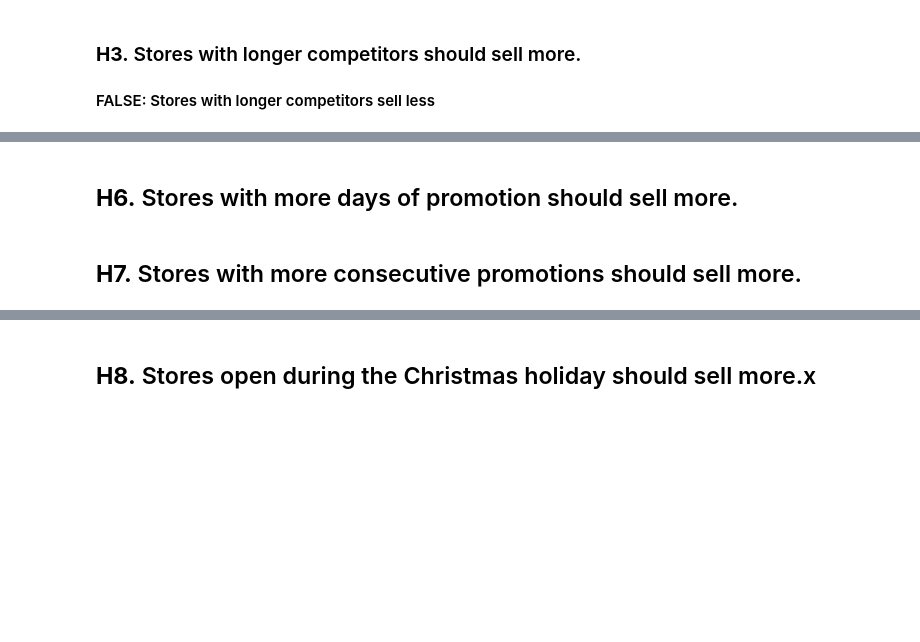
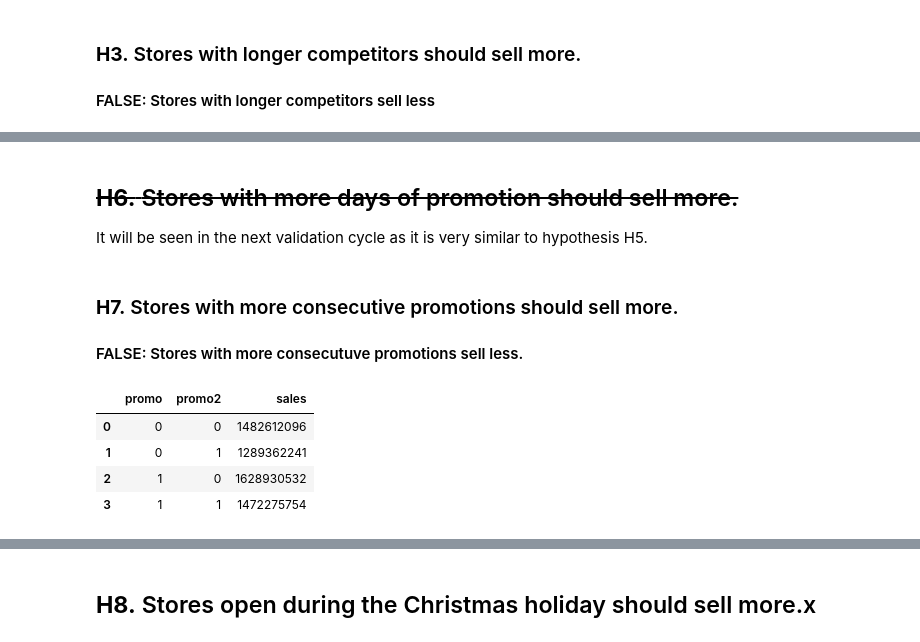
Before and after one commit to luanjesus/rossmann_store_sales_prediction, a Jupyter notebook: exploratory_data_analysis.ipynb, the cells around one changed output, grey strips where cells are left out. Saved outputs shown, nothing was run; the diff lists cells and outputs as text; code cells hidden in the pictures; blank space fills up the shorter version.

```diff
--- a/exploratory_data_analysis.ipynb
+++ b/exploratory_data_analysis.ipynb
@@ -621,4 +657,16 @@ sns.heatmap(aux1.corr(method='pearson'), annot=True);
 # %% [markdown]
-## **H6.** Stores with more days of promotion should sell more.
+## <s>**H6.** Stores with more days of promotion should sell more.</s>
+
+It will be seen in the next validation cycle as it is very similar to hypothesis H5.
 # %% [markdown]
-## **H7.** Stores with more consecutive promotions should sell more.
+### **H7.** Stores with more consecutive promotions should sell more.
+
+#### FALSE: Stores with more consecutuve promotions sell less.
+# %%
+df5[['promo', 'promo2', 'sales']].groupby( ['promo', 'promo2']).sum().reset_index()
+# %% [output]
+|  | promo | promo2 | sales |
+| 0 | 0 | 0 | 1482612096 |
+| 1 | 0 | 1 | 1289362241 |
+| 2 | 1 | 0 | 1628930532 |
+| 3 | 1 | 1 | 1472275754 |
```
Also changed, not shown: parts of 6 cells of this notebook.
